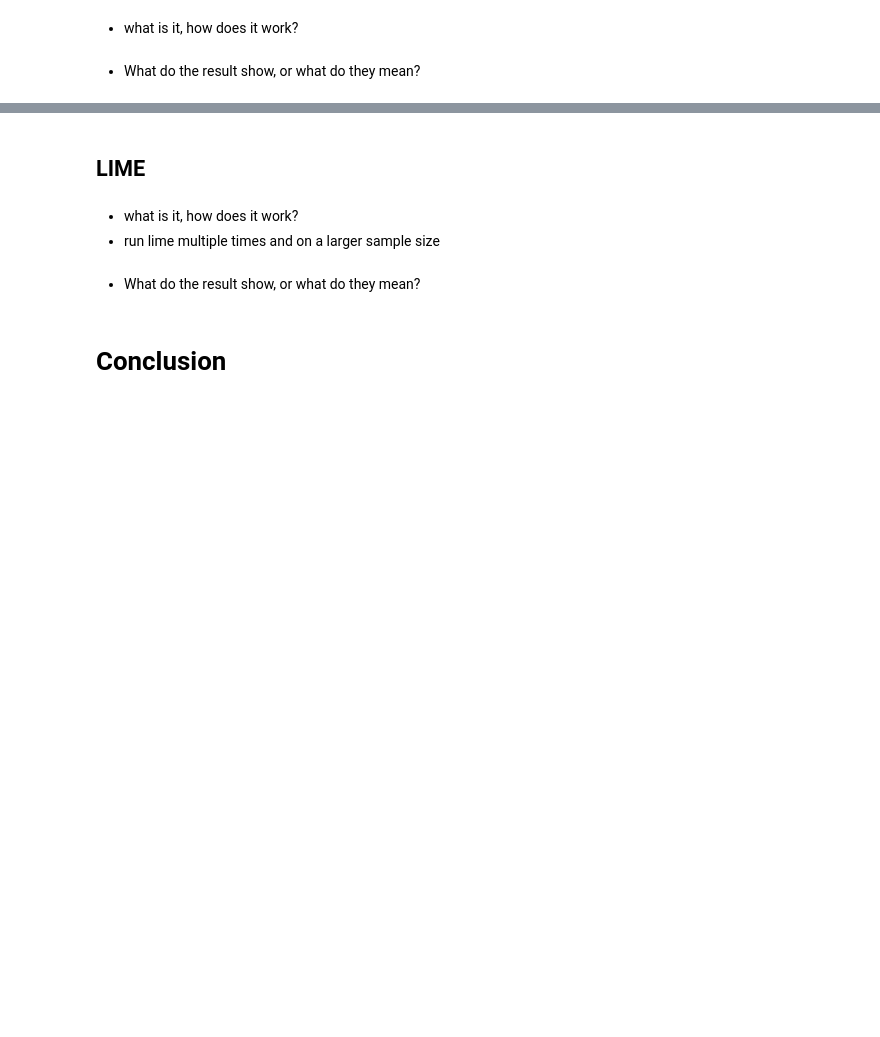
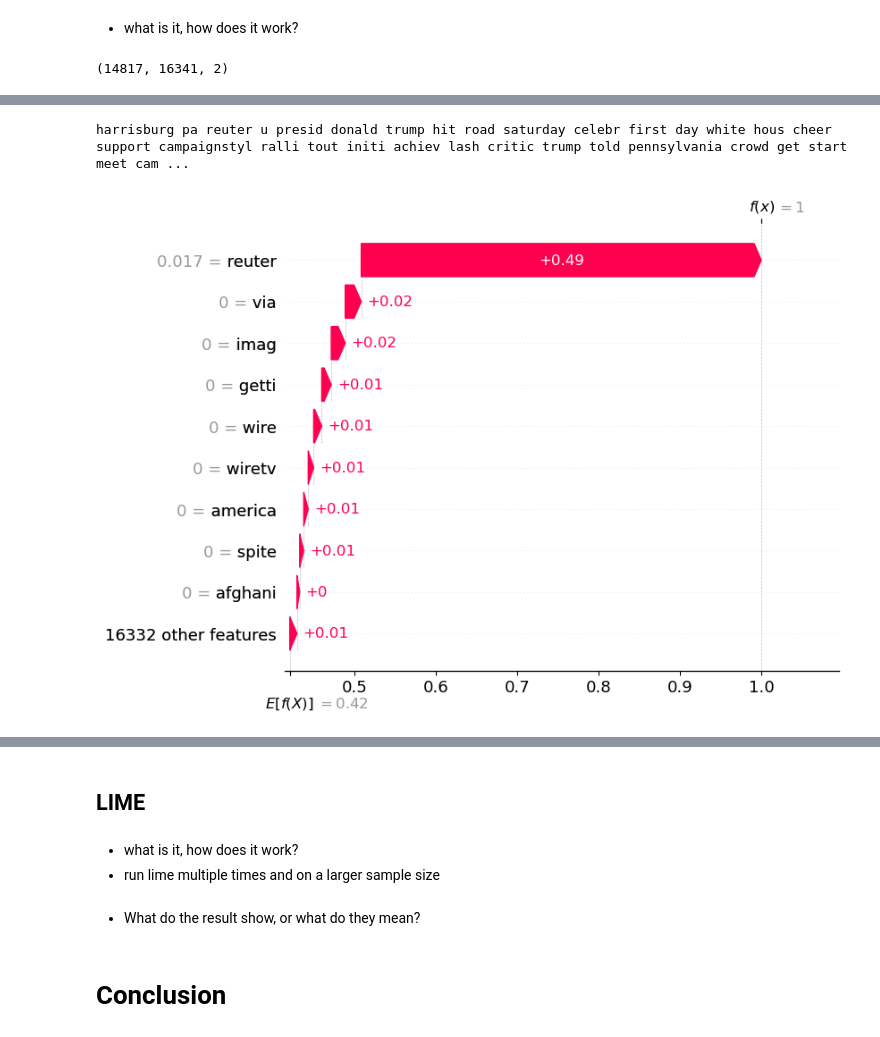
Before and after one commit to DataScienceAndEngineering/machine-learning-dse-i210-final-project-fake-news, a Jupyter notebook: reports/FINAL_REPORT.ipynb, the cells around one changed output, grey strips where cells are left out. Drawn from its saved outputs; the diff is of its cells as text; code cells hidden in the pictures; blank space fills up the shorter version.

```diff
--- a/reports/FINAL_REPORT.ipynb
+++ b/reports/FINAL_REPORT.ipynb
@@ -122,4 +252,20 @@ tokenize, lemmatize, POS tagging, entity recognition
 # %% [markdown]
 - what is it, how does it work?
-# %% [markdown]
-- What do the result show, or what do they mean?
+# %%
+# getting the feature names from tfidf vectorizer
+feature_names = vectorizer.get_feature_names_out()
+# getting the shap values
+explainer = shap.Explainer(tree_clf, X_train_vec, feature_names=feature_names)
+shap_values = explainer(X_test_vec)
+print(shap_values.values.shape)
+# %% [output]
+(14817, 16341, 2)
+# %%
+# getting the shap waterfall plot for the 7th test data
+shap.initjs()
+
+ind = 6
+print(X_test[ind])
+
+shap.plots.waterfall(shap_values[ind,:,1])
+# %% [output]
@@ -125,0 +273,2 @@ tokenize, lemmatize, POS tagging, entity recognition
+harrisburg pa reuter u presid donald trump hit road saturday celebr first day white hous cheer support campaignstyl ralli tout initi achiev lash critic trump told pennsylvania crowd get start meet cam ...
+[figure, added]
```
Also changed, not shown: parts of 22 cells of this notebook.
